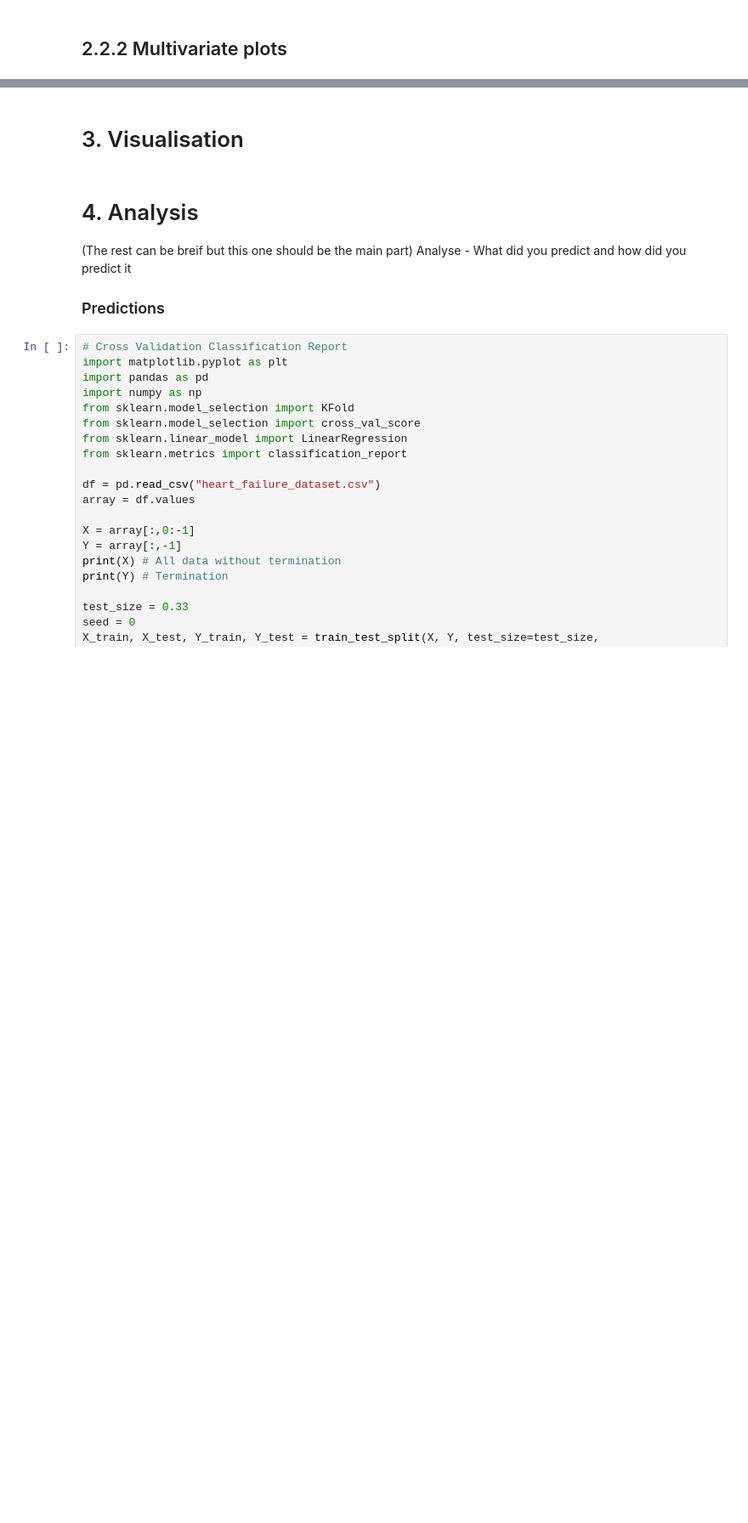
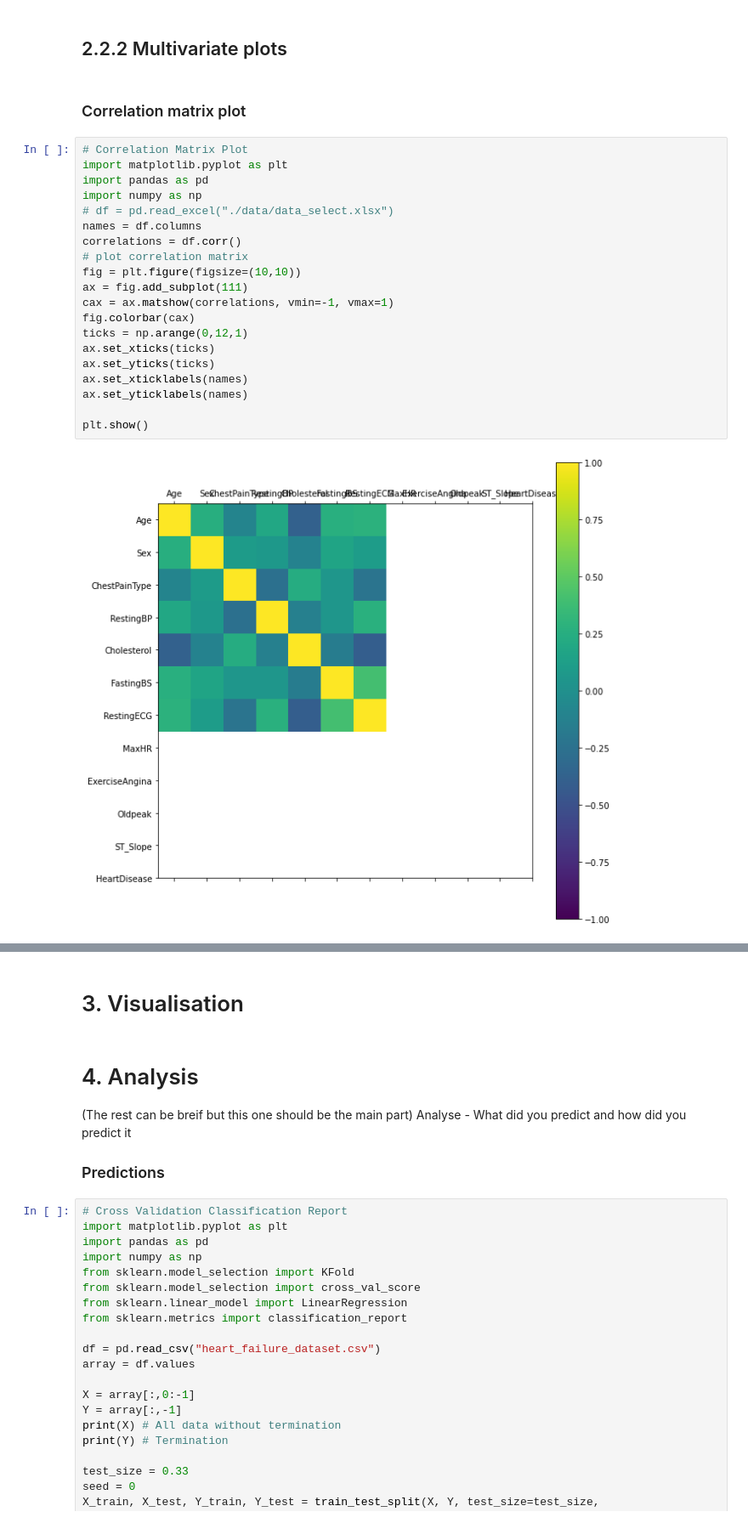
Before and after one commit to Finnian-HBLR/Health-Data-Project---Heart-Failure-Prediction, a Jupyter notebook: Heart Failure Prediction.ipynb, the cells around one changed output, grey strips where cells are left out. Shown at 85% size. Drawn from its saved outputs; the diff is of its cells as text; blank space fills up the shorter version.

```diff
--- a/Heart Failure Prediction.ipynb
+++ b/Heart Failure Prediction.ipynb
@@ -153,2 +185,26 @@ plt.show()
 # %% [markdown]
 ## 2.2.2 Multivariate plots
+# %% [markdown]
+### Correlation matrix plot
+# %%
+# Correlation Matrix Plot
+import matplotlib.pyplot as plt
+import pandas as pd
+import numpy as np
+# df = pd.read_excel("./data/data_select.xlsx")
+names = df.columns
+correlations = df.corr()
+# plot correlation matrix
+fig = plt.figure(figsize=(10,10))
+ax = fig.add_subplot(111)
+cax = ax.matshow(correlations, vmin=-1, vmax=1)
+fig.colorbar(cax)
+ticks = np.arange(0,12,1)
+ax.set_xticks(ticks)
+ax.set_yticks(ticks)
+ax.set_xticklabels(names)
+ax.set_yticklabels(names)
+
+plt.show()
+# %% [output]
+[figure, added]
```
Also changed, not shown: parts of 33 cells of this notebook, 2 other files.
